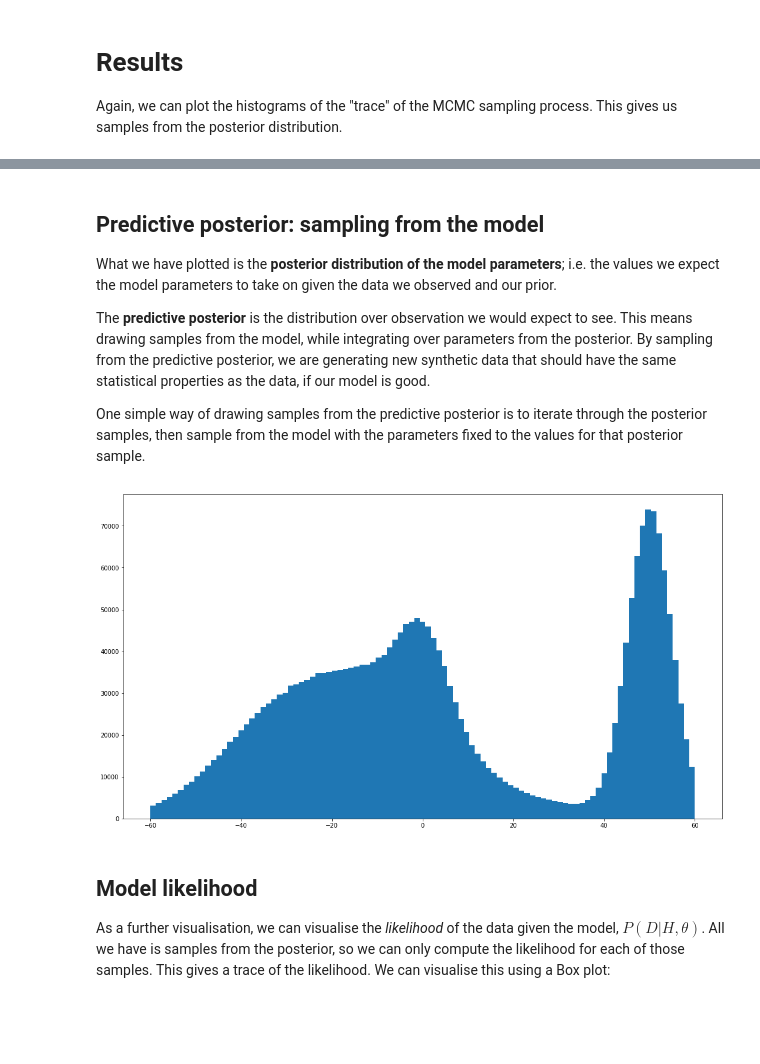
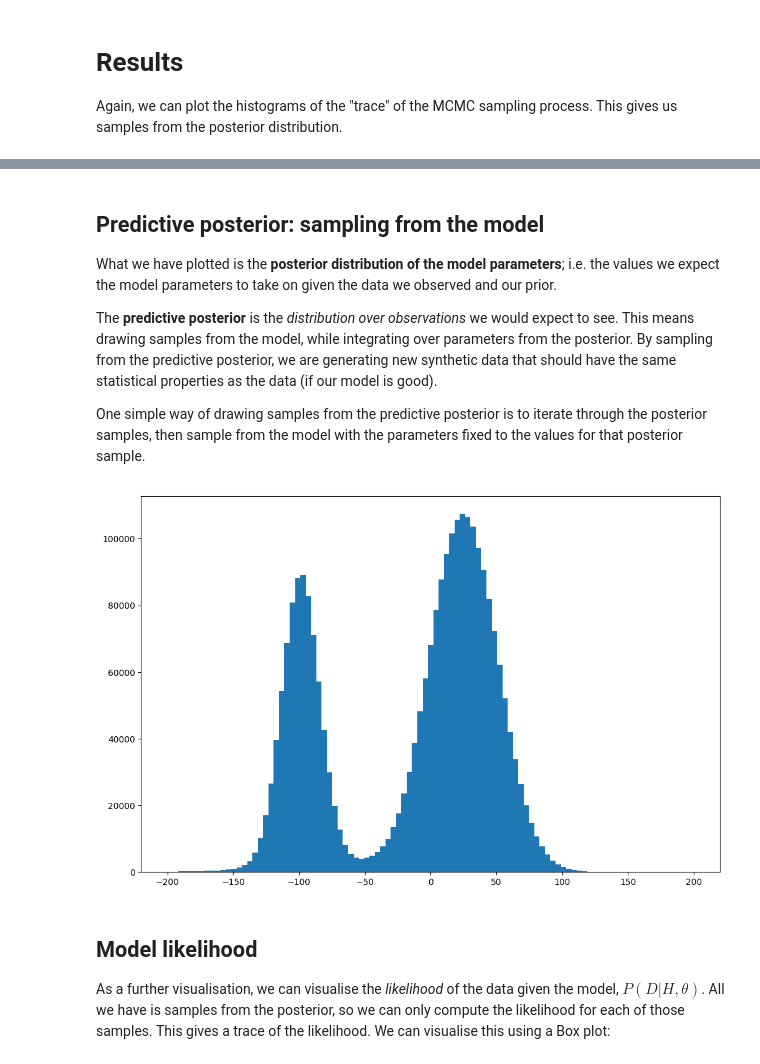
Before and after one commit to johnhw/summerschool2017, a Jupyter notebook: static/static_1.ipynb, the cells around one changed output, grey strips where cells are left out. Drawn from its saved outputs; the diff is of its cells as text; code cells hidden in the pictures; blank space fills up the shorter version.

```diff
--- a/static/static_1.ipynb
+++ b/static/static_1.ipynb
@@ -527,10 +525,10 @@ It is very straightforward to add this to a PyMC graphical model; it is just ano
 
 n = 3
 ndata = 800
-## Generate synthetic mixture-of-normals data, with means at -30,0,+50, and std. dev of 15,5,5
+## Generate synthetic mixture-of-normals data, with means at -100,0,+50, and std. dev of 15,5,5
 v = np.random.randint( 0, n, ndata)
 data = ((v==0)*(np.random.normal(50,5,ndata)) +
-        (v==1)*(np.random.normal(-30,15,ndata)) +
+        (v==1)*(np.random.normal(-100,15,ndata)) +
         (v==2)*np.random.normal(0,5,ndata))
 ## Plot the original data
 plt.hist(data, bins=50);
@@ -565,7 +564,8 @@ dd = mc.Dirichlet('dd', theta=(1,)*n)
 ## This variable "selects" the category (i.e. the normal distribution)
 ## to use. The Dirichlet distribution sets the prior over the categories.
 category = mc.Categorical('category', p=dd, size=ndata)
-
+#category = mc.Container([mc.Categorical("category%i" % i, p=dd)
+#                         for i in range(ndata)])
 
 ## Now we set our priors the precision and mean of each normal distribution
 ## Note the use of "size" to generate a **vector** of variables
@@ -576,8 +576,8 @@ category = mc.Categorical('category', p=dd, size=ndata)
 precs = mc.Gamma('precs', alpha=0.1, beta=0.1, size=n)
 
 ## And the means of the normal to be normally distributed,
-## with a precision of 0.001 (i.e. std. dev 1000)
-means = mc.Normal('means', 0, 0.001, size=n)
+## with a precision of 0.01 (i.e. std. dev 100)
+means = mc.Normal('means', 0, 0.01, size=n)
 
 ## These deterministic functions link the means of the
 ## observed distribution to the categories
@@ -656,26 +664,25 @@ plt.legend(['Component 1', 'Component 2', 'Component 3'])
 ## Predictive posterior: sampling from the model
 What we have plotted is the **posterior distribution of the model parameters**; i.e. the values we expect the model parameters to take on given the data we observed and our prior.
 
-The **predictive posterior** is the distribution over observation we would expect to see. This means drawing samples from the model, while integrating over parameters from the posterior. By sampling from the predictive posterior, we are generating new synthetic data that should have the same statistical properties as the data, if our model is good.
+The **predictive posterior** is the *distribution over observations* we would expect to see. This means drawing samples from the model, while integrating over parameters from the posterior. By sampling from the predictive posterior, we are generating new synthetic data that should have the same statistical properties as the data (if our model is good).
 
 One simple way of drawing samples from the predictive posterior is to iterate through the posterior samples, then sample from the model with the parameters fixed to the values for that posterior sample.
 # %%
 means = mcmc.trace('means').gettrace()[:]
 precs = mcmc.trace('precs').gettrace()[:]
 categories = mcmc.trace('category').gettrace()[:]
-
 # iterate over all posterior samples
 samples = []
 for i in range(len(means)):
     # sample from the predictive posterior
     # we just draw five samples here; we could draw lots of them, giving better "resolution"
     for j in range(5):
         cat = categories[i][np.random.randint(0, ndata)]
         samples.append(mc.rnormal(means[i][cat],precs[i][cat]))
 
-plt.hist(samples, bins=np.linspace(-60, 60, 100));
+plt.hist(samples, bins=np.linspace(-200, 200, 100));
 # %% [output]
-[figure, old version]
+[figure, new version]
 # %% [markdown]
 ## Model likelihood
 As a further visualisation, we can visualise the *likelihood* of the data given the model, $P(D|H,\theta)$. All we have is samples from the posterior, so we can only compute the likelihood for each of those samples. This gives a trace of the likelihood. We can visualise this using a Box plot:
```
Also changed, not shown: parts of 35 cells of this notebook, 9 other files.
